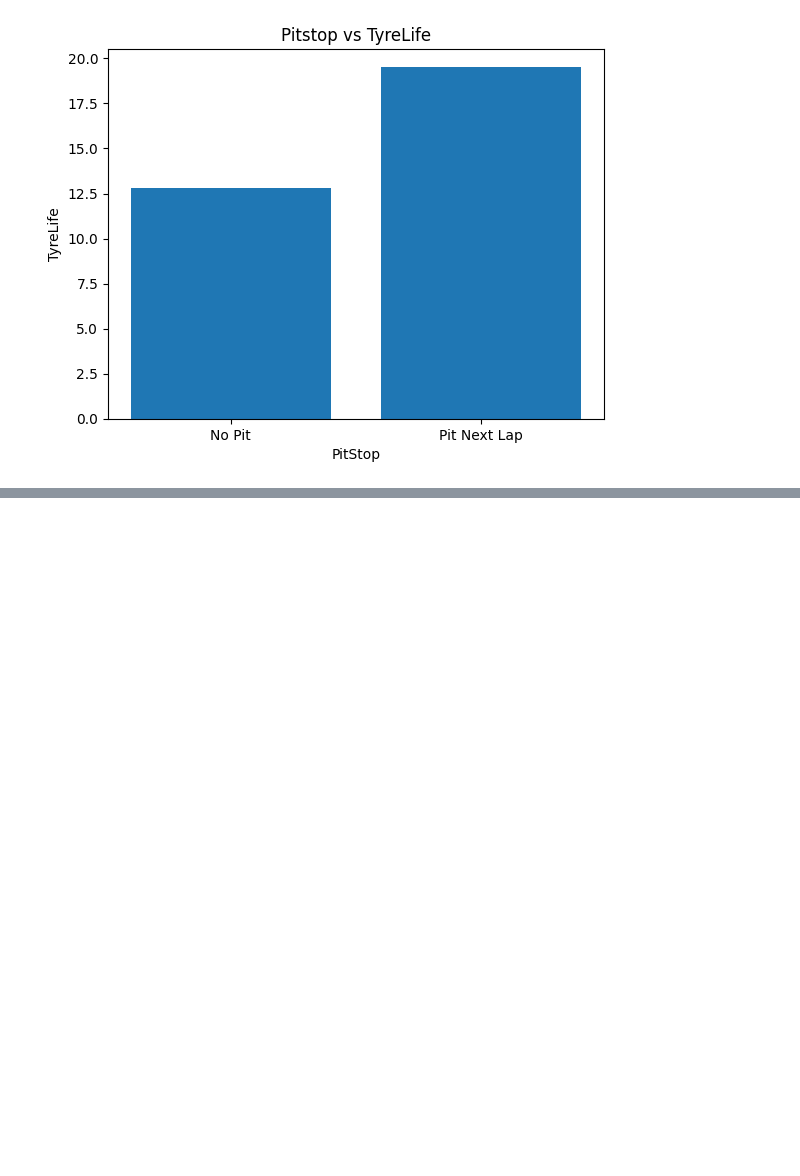
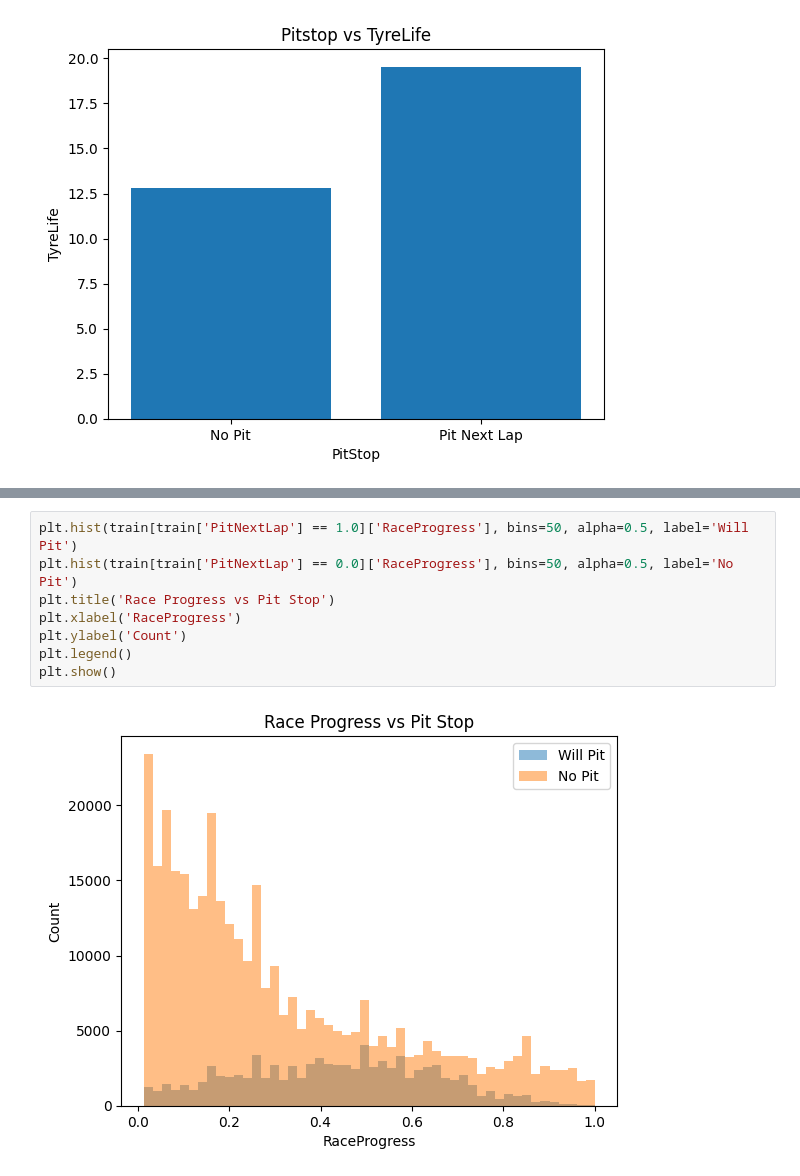
Before and after one commit to aboudrari/kaggle-f1-pitstop-prediction, a Jupyter notebook: kaggle-f1-pitstop-prediction.ipynb, the cells around one changed output, grey strips where cells are left out. Saved outputs shown, nothing was run; the diff lists cells and outputs as text; blank space fills up the shorter version.

```diff
--- a/kaggle-f1-pitstop-prediction.ipynb
+++ b/kaggle-f1-pitstop-prediction.ipynb
@@ -58,0 +77,10 @@ plt.show()
+# %%
+plt.hist(train[train['PitNextLap'] == 1.0]['RaceProgress'], bins=50, alpha=0.5, label='Will Pit')
+plt.hist(train[train['PitNextLap'] == 0.0]['RaceProgress'], bins=50, alpha=0.5, label='No Pit')
+plt.title('Race Progress vs Pit Stop')
+plt.xlabel('RaceProgress')
+plt.ylabel('Count')
+plt.legend()
+plt.show()
+# %% [output]
+[figure, added]
```
Also changed, not shown: parts of 2 cells of this notebook.
